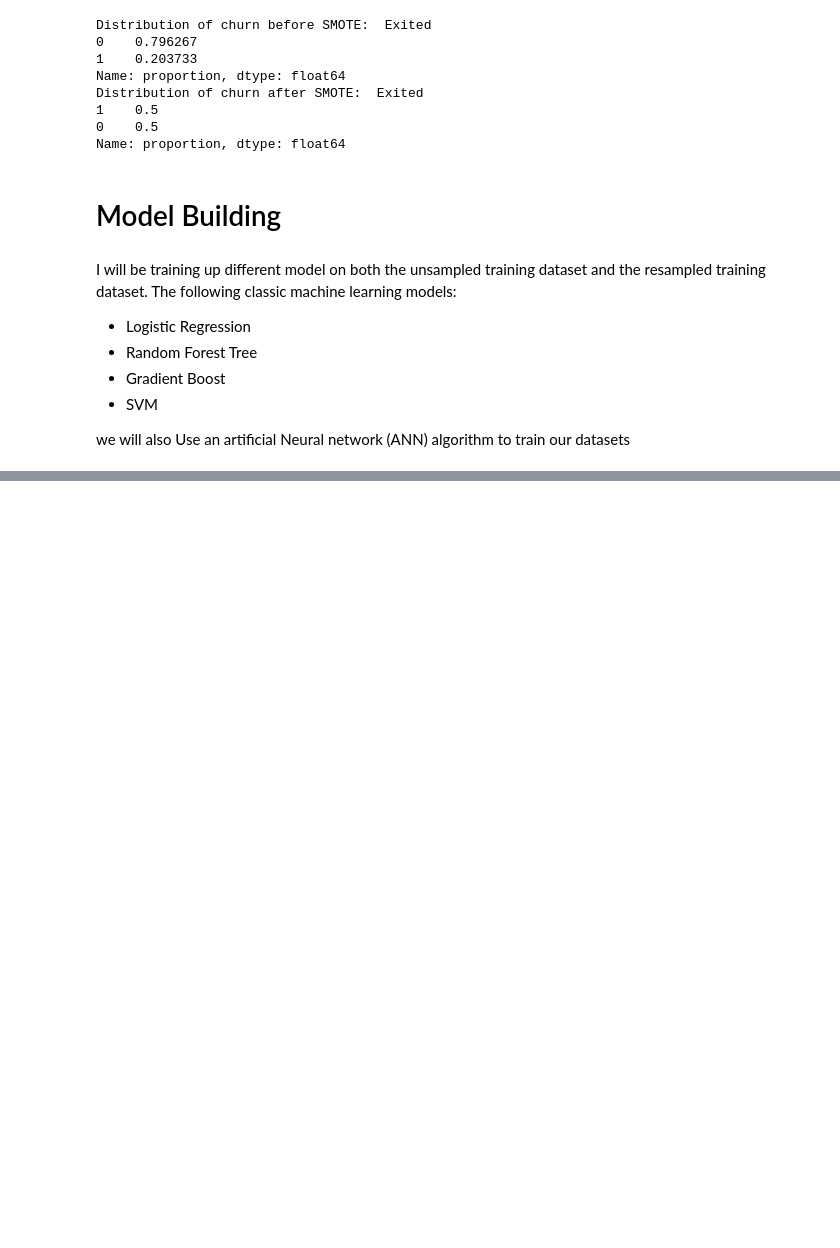
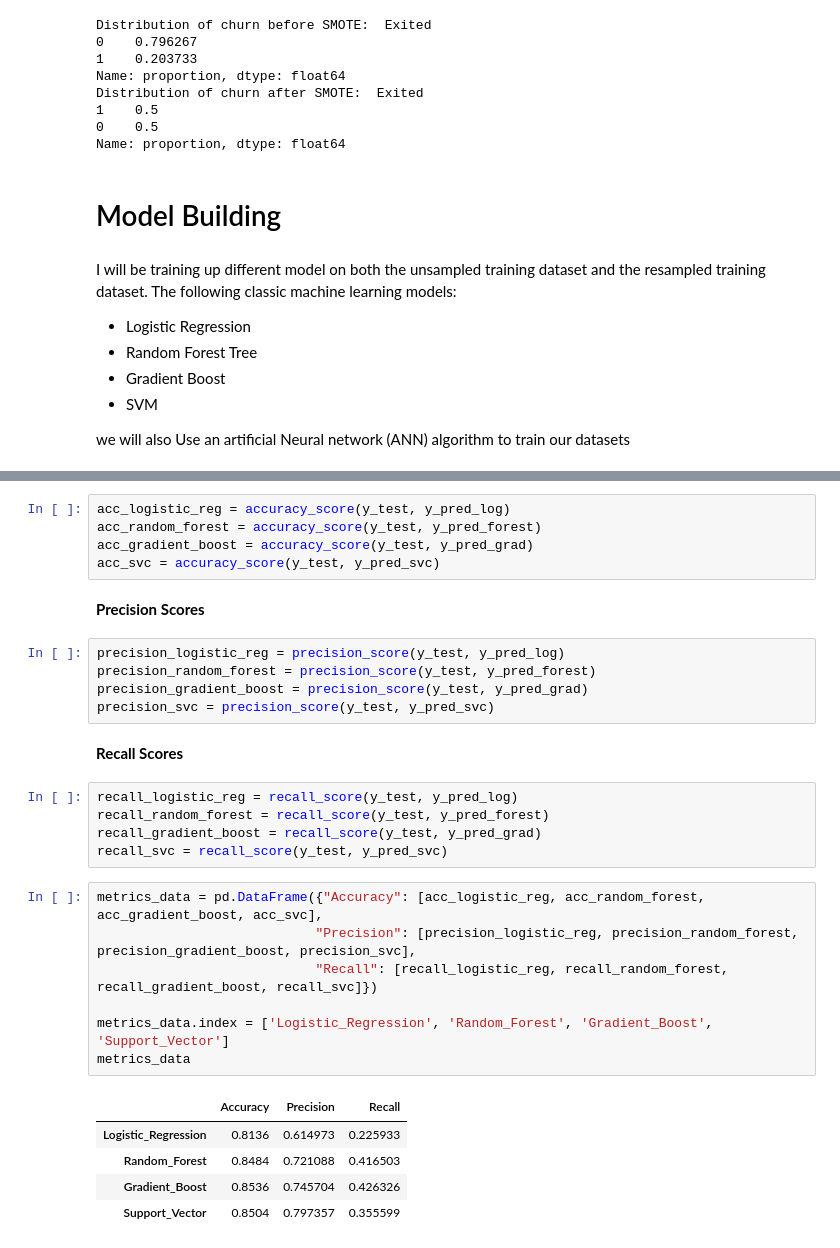
Before and after one commit to Tobiodedere1211/customer-churn-with-ANN, a Jupyter notebook: feature-engineering_model_builing.ipynb, the cells around one changed output, grey strips where cells are left out. Cells and saved outputs as stored; diff of their text form; blank space fills up the shorter version.

```diff
--- a/feature-engineering_model_builing.ipynb
+++ b/feature-engineering_model_builing.ipynb
@@ -201,0 +309,32 @@ param_grids = [
+# %%
+acc_logistic_reg = accuracy_score(y_test, y_pred_log)
+acc_random_forest = accuracy_score(y_test, y_pred_forest)
+acc_gradient_boost = accuracy_score(y_test, y_pred_grad)
+acc_svc = accuracy_score(y_test, y_pred_svc)
+# %% [markdown]
+**Precision Scores**
+# %%
+precision_logistic_reg = precision_score(y_test, y_pred_log)
+precision_random_forest = precision_score(y_test, y_pred_forest)
+precision_gradient_boost = precision_score(y_test, y_pred_grad)
+precision_svc = precision_score(y_test, y_pred_svc)
+# %% [markdown]
+**Recall Scores**
+# %%
+recall_logistic_reg = recall_score(y_test, y_pred_log)
+recall_random_forest = recall_score(y_test, y_pred_forest)
+recall_gradient_boost = recall_score(y_test, y_pred_grad)
+recall_svc = recall_score(y_test, y_pred_svc)
+# %%
+metrics_data = pd.DataFrame({"Accuracy": [acc_logistic_reg, acc_random_forest, acc_gradient_boost, acc_svc],
+                            "Precision": [precision_logistic_reg, precision_random_forest, precision_gradient_boost, precision_svc],
+                            "Recall": [recall_logistic_reg, recall_random_forest, recall_gradient_boost, recall_svc]})
+
+metrics_data.index = ['Logistic_Regression', 'Random_Forest', 'Gradient_Boost', 'Support_Vector']
+metrics_data
+# %% [output]
+|  | Accuracy | Precision | Recall |
+| Logistic_Regression | 0.8136 | 0.614973 | 0.225933 |
+| Random_Forest | 0.8484 | 0.721088 | 0.416503 |
+| Gradient_Boost | 0.8536 | 0.745704 | 0.426326 |
+| Support_Vector | 0.8504 | 0.797357 | 0.355599 |
```
Also changed, not shown: parts of 35 cells of this notebook.
